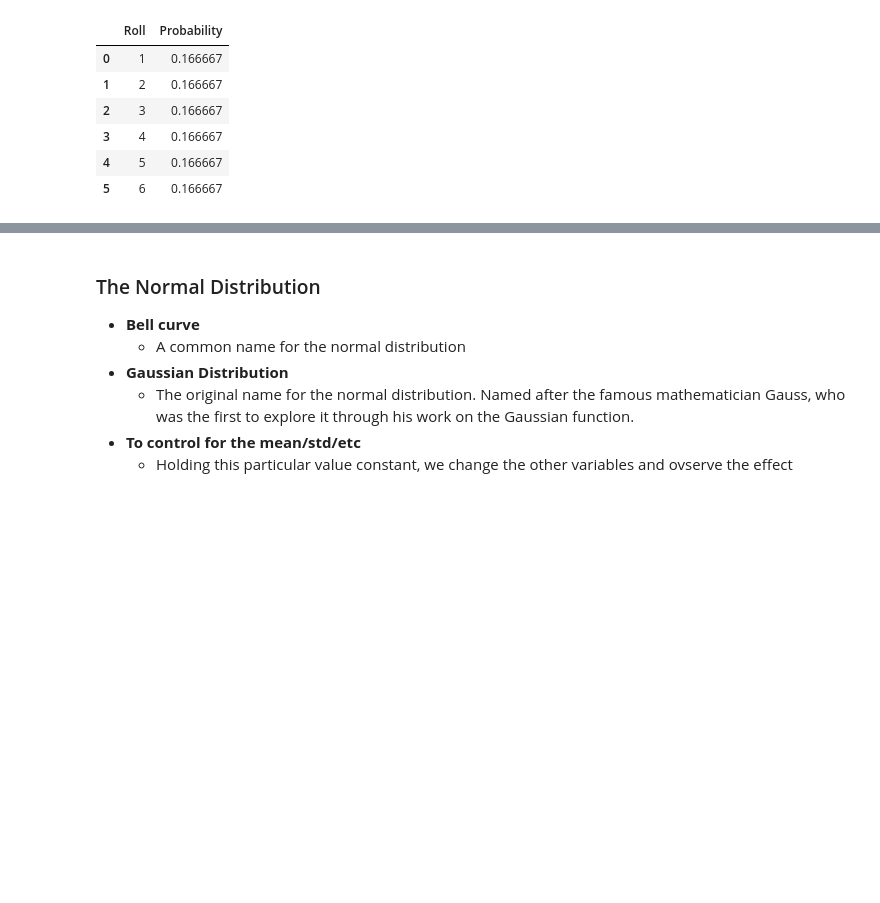
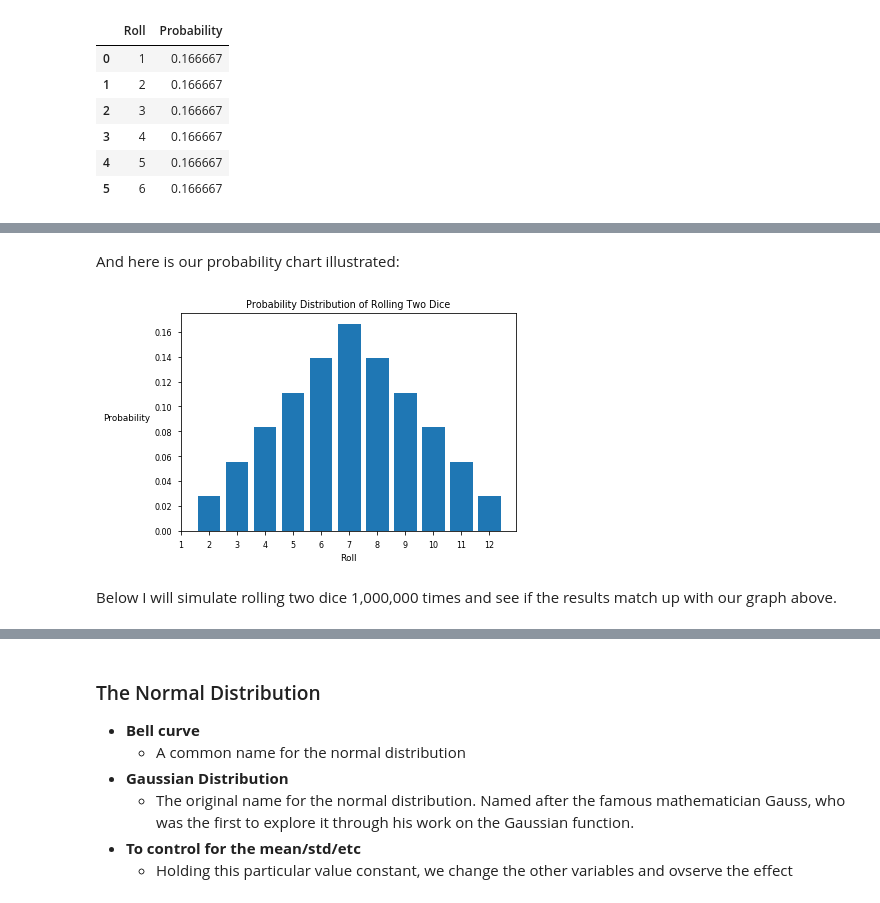
Before and after one commit to jmeguira/stats, a Jupyter notebook: stats_notebook.ipynb, the cells around one changed output, grey strips where cells are left out. Drawn from its saved outputs; the diff is of its cells as text; code cells hidden in the pictures; blank space fills up the shorter version.

```diff
--- a/stats_notebook.ipynb
+++ b/stats_notebook.ipynb
@@ -916,0 +922,4 @@ Now let's look at the sum of rolling two dice:
+# %%
+d = {'Roll' : range(2,13), 'Probability' : [(1/36), (2/36), (3/36), (4/36), (5/36), (6/36), (5/36), (4/36), (3/36), (2/36), (1/36)]}
+dice2 = pd.DataFrame(data = d, columns = ['Roll', 'Probability'])
+dice2.head(11)
@@ -917 +939,14 @@ Now let's look at the sum of rolling two dice:
+# %% [markdown]
+And here is our probability chart illustrated:
+# %%
+plt.bar(dice2['Roll'], dice2['Probability'])
+plt.title('Probability Distribution of Rolling Two Dice')
+plt.xticks(range(1,13))
+plt.xlabel('Roll')
+plt.ylabel('Probability', rotation = 0, horizontalalignment = 'right')
+plt.show()
+# %% [output]
+[figure, added]
+# %% [markdown]
+Below I will simulate rolling two dice 1,000,000 times and see if the results match up with our graph above.
 # %%
```
Also changed, not shown: parts of 6 cells of this notebook.
